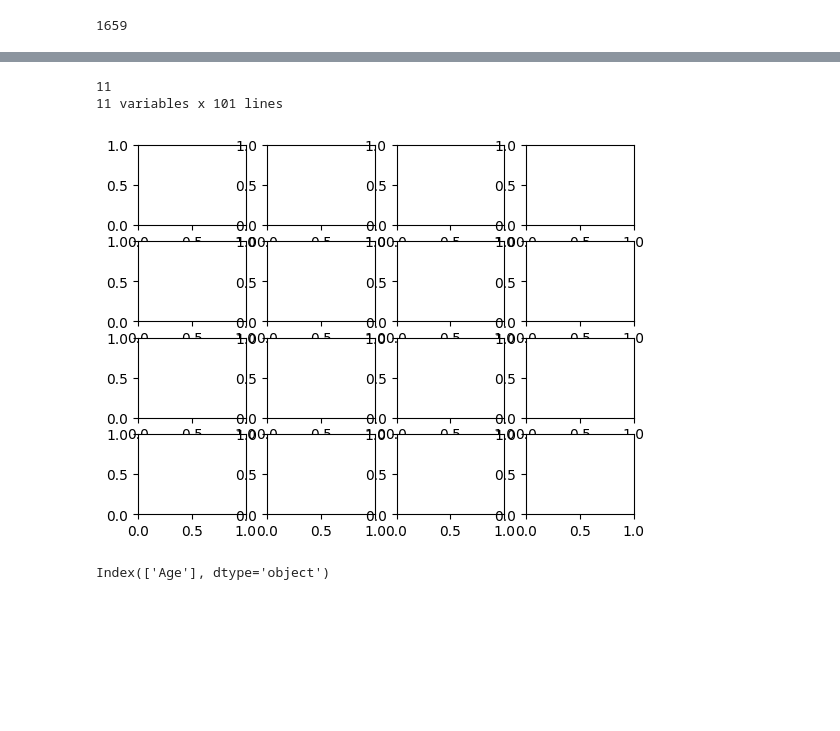
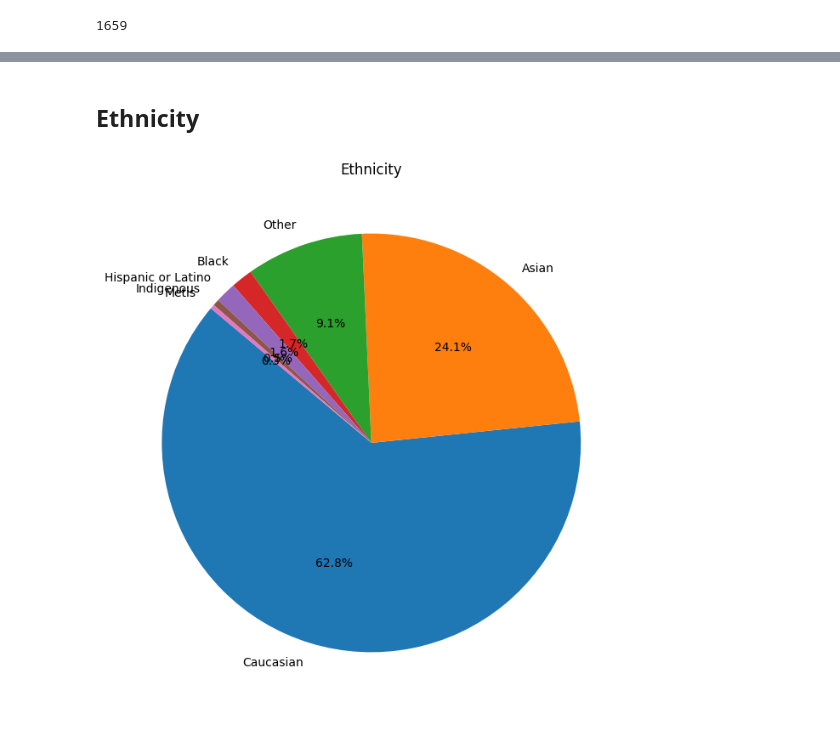
Before and after one commit to Arys02/ExploreStudentMentalWellness_ESGI4, a Jupyter notebook: notebook/student_mental_health.ipynb, the cells around one changed output, grey strips where cells are left out. Saved outputs shown, nothing was run; the diff lists cells and outputs as text; code cells hidden in the pictures; blank space fills up the shorter version.

```diff
--- a/notebook/student_mental_health.ipynb
+++ b/notebook/student_mental_health.ipynb
@@ -65,0 +129,3 @@ def analyse_column_distribution(column: Series, column_name: str, missing_values
+# %%
+def clean_diagnosis(data, col):
+    data[col] = data[col].apply(clean_diagnosis_raw)
@@ -65,0 +147,4 @@ def analyse_column_distribution(column: Series, column_name: str, missing_values
+# %%
+data_tmp = data.copy()
+col = clean_diagnosis(data_tmp, 'Diagnosis_text')
+data_tmp['Diagnosis_text']
@@ -65,0 +164,10 @@ def analyse_column_distribution(column: Series, column_name: str, missing_values
+# %%
+def plot_numerical_pie(data, col, labels):
+    data['label'] = data[col].map(labels)
+
+    label_counts = data['label'].value_counts()
+
+    plt.figure(figsize=(8, 8))
+    plt.pie(label_counts, labels=label_counts.index, autopct='%1.1f%%', startangle=140)
+    plt.title(f'{col}')
+    plt.show()
@@ -196,11 +194,0 @@ for column in data.columns.values:
-# %%
-length = data.axes[1].size
-print(length)
-axSize = int(np.ceil(np.sqrt(length)))
-fig, axes = plt.subplots(axSize, axSize)
-
-print(f'{length} variables x {data.shape[0]} lines')
-# %% [output]
-11
-11 variables x 101 lines
-[figure, removed]
@@ -209,4 +195,16 @@ numeric_rows = data.select_dtypes(include=['int', 'float']).columns
-# %%
-numeric_rows
-# %% [output]
-Index(['Age'], dtype='object')
+# %% [markdown]
+## Ethnicity
+# %%
+ethnicity_dict = {
+    1: "Caucasian",
+    2: "Asian",
+    3: "Indigenous",
+    4: "Hispanic or Latino",
+    5: "Black",
+    6: "Other",
+    7: "Metis"
+}
+# %%
+plot_numerical_pie(data, 'Ethnicity', ethnicity_dict)
+# %% [output]
+[figure, added]
```
Also changed, not shown: parts of 35 cells of this notebook, 3 other files.
